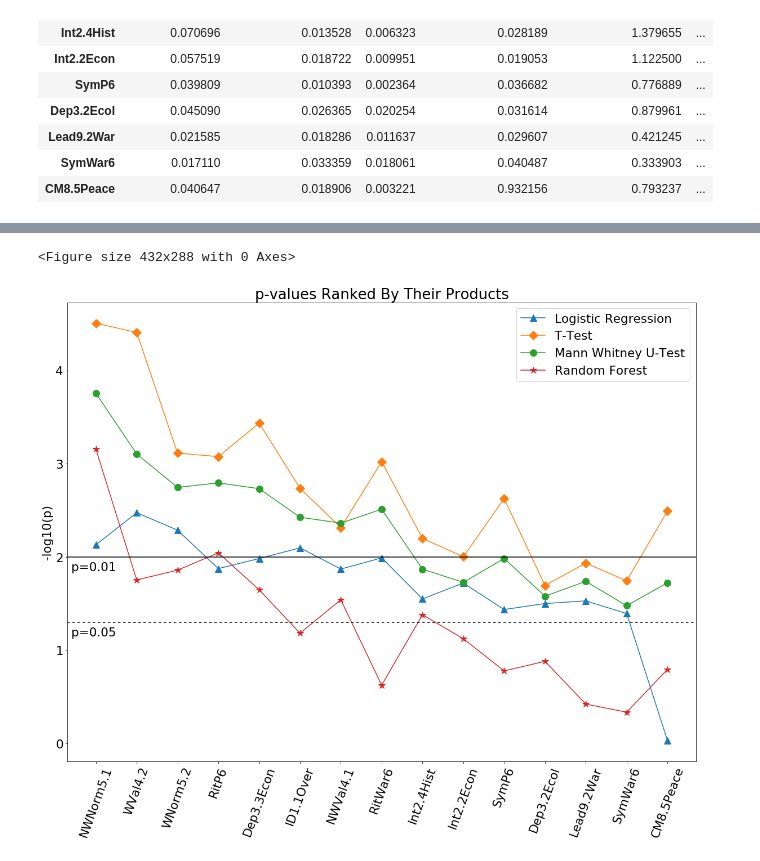
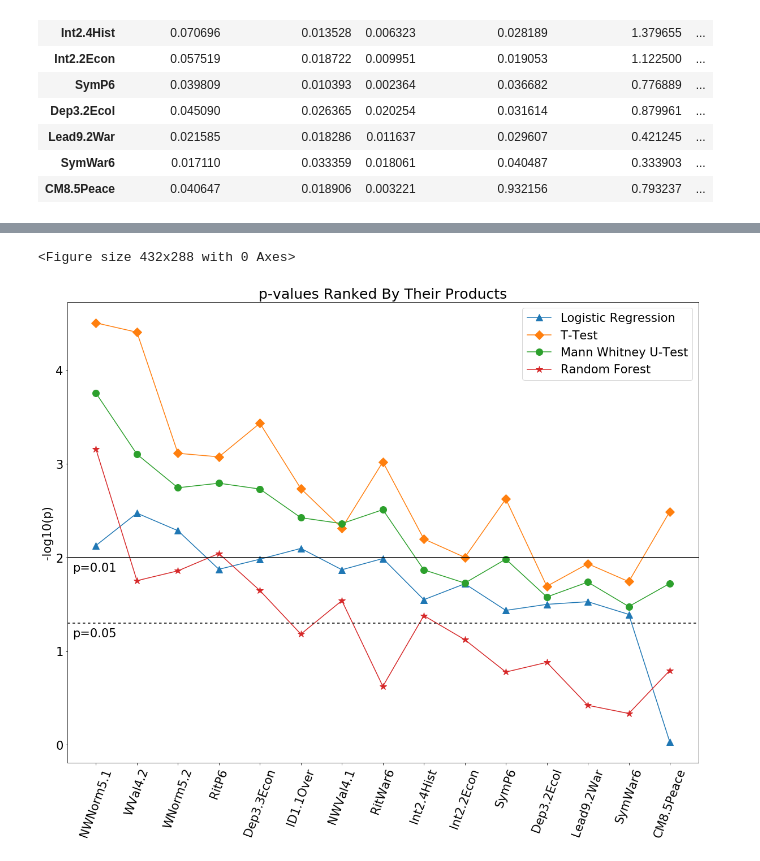
Before and after one commit to knarfamlap/Peace_System, a Jupyter notebook: main.ipynb, the cells around one changed output, grey strips where cells are left out. Drawn from its saved outputs; the diff is of its cells as text; code cells hidden in the pictures.

```diff
--- a/main.ipynb
+++ b/main.ipynb
@@ -540,7 +540,7 @@ methods_srted_logproduct
 marker = itertools.cycle(('^', 'D', 'o', '*'))
 # %%
 plt.figure()
-plt.rcParams.update({'font.size': 21.5})
+plt.rcParams.update({'font.size': 20.95})
 plt.subplots(figsize=(20,15))
 plt.title('p-values Ranked By Their Sums')
 
@@ -564,23 +564,23 @@ plt.show()
 # %%
 plt.figure()
-plt.rcParams.update({'font.size': 21.5})
+plt.rcParams.update({'font.size': 20.95})
 plt.subplots(figsize=(20,15))
 plt.title('p-values Ranked By Their Products')
 
 for col in methods_srted_logproduct[log_columns].columns:
         plt.plot(methods_srted_logproduct[col], marker=next(marker), markersize=12)
 
 plt.axhline(np.log10(1/0.01), 0, color='black', label='0.5')
 plt.text(.5, 1.85, "p=0.01", color='black', horizontalalignment='right')
 plt.axhline(np.log10(1/0.05), 0, color='black', label='0.5', dashes=(3,3))
 plt.text(.5, 1.15, "p=0.05", color='black', horizontalalignment='right')
 
 plt.xticks(range(X.shape[1]), methods_srted_logproduct.index.values, rotation=70)
 plt.ylabel('-log10(p)')
 plt.legend(methods_names)
 
 plt.savefig('product.png')
 plt.show()
 # %% [output]
 <Figure size 432x288 with 0 Axes>
-[figure, old version]
+[figure, new version]
```
Also changed, not shown: parts of 1 cell of this notebook, 2 other files.
